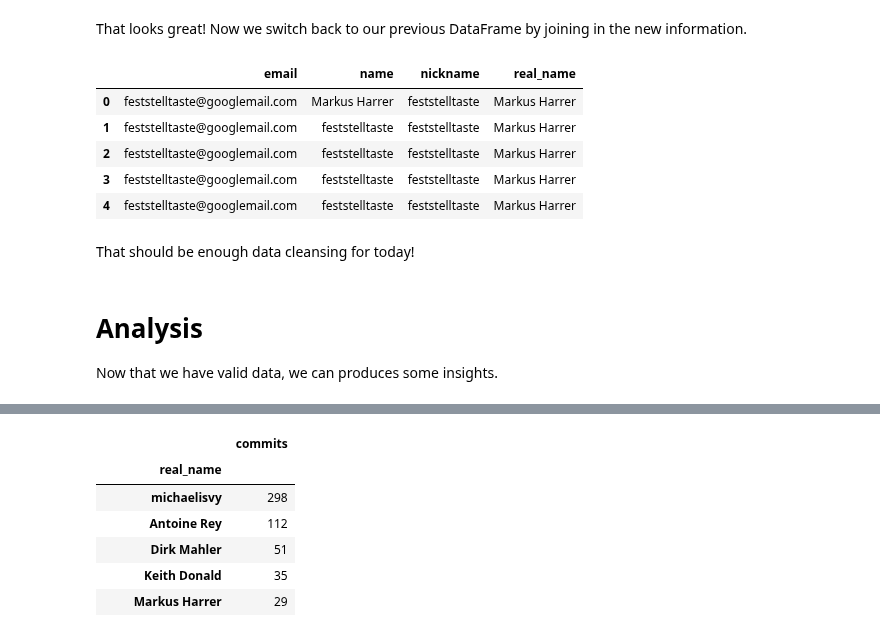
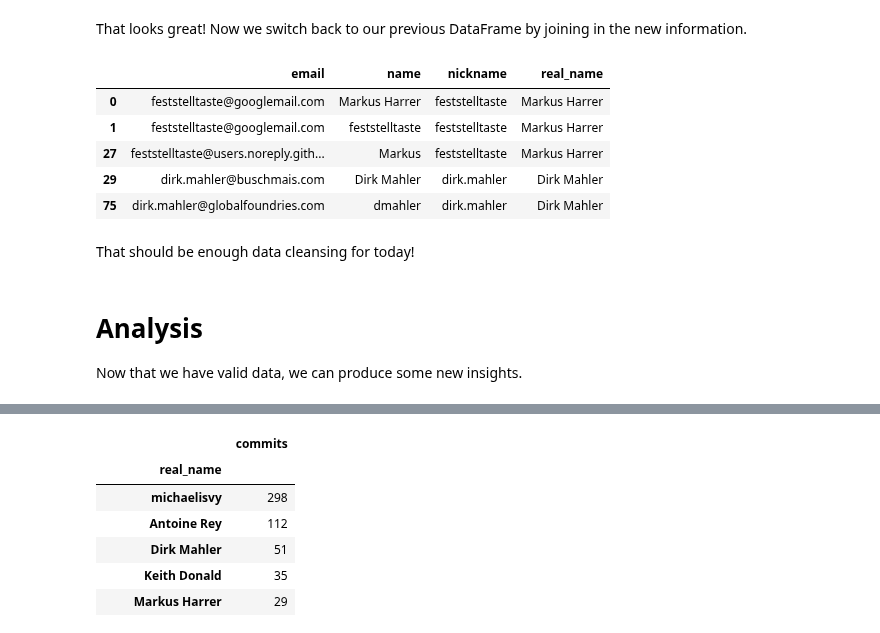
Before and after one commit to feststelltaste/software-analytics, a Jupyter notebook: notebooks/Committer Distribution.ipynb, the cells around one changed output, grey strips where cells are left out. Drawn from its saved outputs; the diff is of its cells as text; code cells hidden in the pictures.

```diff
--- a/notebooks/Committer Distribution.ipynb
+++ b/notebooks/Committer Distribution.ipynb
@@ -243,16 +251,17 @@ commits_grouped.head()
 That looks great! Now we switch back to our previous DataFrame by joining in the new information.
 # %%
 commits = commits.merge(commits_grouped, left_on='nickname', right_index=True)
-commits.head()
+# drop duplicated for better displaying
+commits.drop_duplicates().head()
 # %% [output]
 |  | email | name | nickname | real_name |
 | 0 | feststelltaste@googlemail.com | Markus Harrer | feststelltaste | Markus Harrer |
 | 1 | feststelltaste@googlemail.com | feststelltaste | feststelltaste | Markus Harrer |
-| 2 | feststelltaste@googlemail.com | feststelltaste | feststelltaste | Markus Harrer |
-| 3 | feststelltaste@googlemail.com | feststelltaste | feststelltaste | Markus Harrer |
-| 4 | feststelltaste@googlemail.com | feststelltaste | feststelltaste | Markus Harrer |
+| 27 | feststelltaste@users.noreply.gith... | Markus | feststelltaste | Markus Harrer |
+| 29 | dirk.mahler@buschmais.com | Dirk Mahler | dirk.mahler | Dirk Mahler |
+| 75 | dirk.mahler@globalfoundries.com | dmahler | dirk.mahler | Dirk Mahler |
 # %% [markdown]
 That should be enough data cleansing for today!
 # %% [markdown]
 # Analysis
-Now that we have valid data, we can produces some insights.
+Now that we have valid data, we can produce some new insights.
```
Also changed, not shown: parts of 30 cells of this notebook.
